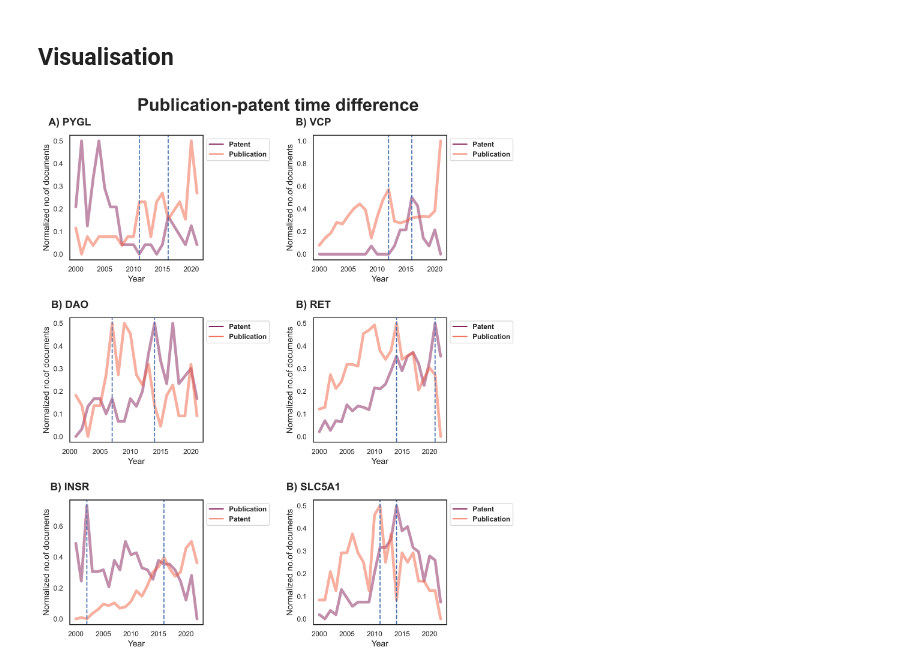
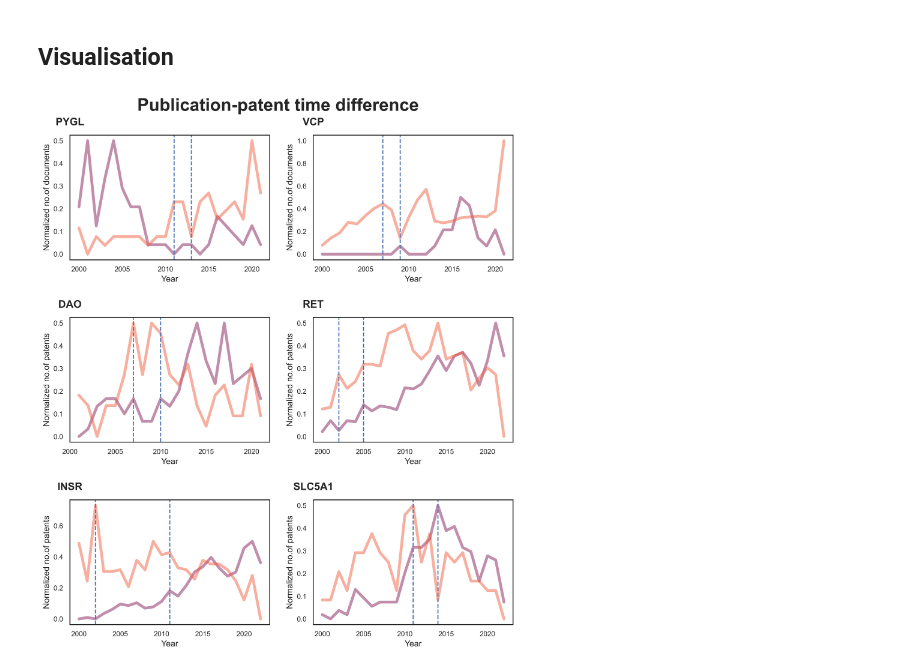
Before and after one commit to Fraunhofer-ITMP/Pharmaceutical-patent-landscaping, a Jupyter notebook: notebooks/3_3_publication_patent_shift.ipynb, the cells around one changed output. Drawn from its saved outputs; the diff is of its cells as text; code cells hidden in the pictures.

Commit message:
update supplementary figure

```diff
--- a/notebooks/3_3_publication_patent_shift.ipynb
+++ b/notebooks/3_3_publication_patent_shift.ipynb
@@ -149,16 +149,15 @@ plt.subplot(4,2,1)
 sns.lineplot(
     data=gene_dict['PYGL'], x='year', y='count',
     hue='source', palette='rocket', linewidth=4, errorbar=None,
-    style_order=['Patent', 'Publication'],  alpha=0.5,
+    hue_order=['Patent', 'Publication'],  alpha=0.5, legend=False
 )
 plt.xlabel('Year', size=12)
 plt.ylabel('Normalized no.of documents', size=12)
 plt.xticks(fontsize=10)
 plt.yticks(fontsize=10)
-plt.legend(bbox_to_anchor=(1, 1), prop={'size': 10, 'weight': 'bold'})
 plt.axvline(2011, ls='--')
-plt.axvline(2016, ls='--')
-plt.text(0, 1.1, string.ascii_uppercase[0] + ') PYGL',
+plt.axvline(2013, ls='--')
+plt.text(0, 1.1, 'PYGL',
         size=15, weight='bold', horizontalalignment='center',
         verticalalignment='center',
         transform = plt.gca().transAxes)
@@ -168,16 +167,15 @@ plt.subplot(4,2,2)
 sns.lineplot(
     data=gene_dict['VCP'], x='year', y='count',
     hue='source', palette='rocket', linewidth=4, errorbar=None,
-    style_order=['Patent', 'Publication'],  alpha=0.5,
+    hue_order=['Patent', 'Publication'],  alpha=0.5, legend=False
 )
 plt.xlabel('Year', size=12)
 plt.ylabel('Normalized no.of documents', size=12)
 plt.xticks(fontsize=10)
 plt.yticks(fontsize=10)
-plt.axvline(2012, ls='--')
-plt.axvline(2016, ls='--')
-plt.legend(bbox_to_anchor=(1, 1), prop={'size': 10, 'weight': 'bold'})
-plt.text(0, 1.1, string.ascii_uppercase[1] + ') VCP',
+plt.axvline(2007, ls='--')
+plt.axvline(2009, ls='--')
+plt.text(0, 1.1, 'VCP',
         size=15, weight='bold', horizontalalignment='center',
         verticalalignment='center',
         transform = plt.gca().transAxes)
@@ -187,16 +185,15 @@ plt.subplot(4,2,3)
 sns.lineplot(
     data=gene_dict['DAO'], x='year', y='count',
     hue='source', palette='rocket', linewidth=4, errorbar=None,
-    style_order=['Patent', 'Publication'], alpha=0.5,
+    hue_order=['Patent', 'Publication'], alpha=0.5, legend=False
 )
 plt.xlabel('Year', size=12)
-plt.ylabel('Normalized no.of documents', size=12)
+plt.ylabel('Normalized no.of patents', size=12)
 plt.xticks(fontsize=10)
 plt.yticks(fontsize=10)
 plt.axvline(2007, ls='--')
-plt.axvline(2014, ls='--')
-plt.legend(bbox_to_anchor=(1, 1), prop={'size': 10, 'weight': 'bold'})
-plt.text(0, 1.1, string.ascii_uppercase[1] + ') DAO',
+plt.axvline(2010, ls='--')
+plt.text(0, 1.1, 'DAO',
         size=15, weight='bold', horizontalalignment='center',
         verticalalignment='center',
         transform = plt.gca().transAxes)
@@ -206,16 +203,15 @@ plt.subplot(4,2,4)
 sns.lineplot(
     data=gene_dict['RET'], x='year', y='count',
     hue='source', linewidth=4, errorbar=None, palette='rocket',
-    style_order=['Patent', 'Publication'],  alpha=0.5,
+    hue_order=['Patent', 'Publication'],  alpha=0.5, legend=False
 )
 plt.xlabel('Year', size=12)
-plt.ylabel('Normalized no.of documents', size=12)
+plt.ylabel('Normalized no.of patents', size=12)
 plt.xticks(fontsize=10)
 plt.yticks(fontsize=10)
-plt.axvline(2014, ls='--')
-plt.axvline(2021, ls='--')
-plt.legend(bbox_to_anchor=(1, 1), prop={'size': 10, 'weight': 'bold'})
-plt.text(0, 1.1, string.ascii_uppercase[1] + ') RET',
+plt.axvline(2002, ls='--')
+plt.axvline(2005, ls='--')
+plt.text(0, 1.1, 'RET',
         size=15, weight='bold', horizontalalignment='center',
         verticalalignment='center',
         transform = plt.gca().transAxes)
@@ -225,47 +221,45 @@ plt.subplot(4,2,5)
 sns.lineplot(
     data=gene_dict['INSR'], x='year', y='count',
     hue='source', linewidth=4, errorbar=None, palette='rocket',
-    style_order=['Patent', 'Publication'],  alpha=0.5,
+    hue_order=['Patent', 'Publication'],  alpha=0.5, legend=False
 )
 plt.xlabel('Year', size=12)
-plt.ylabel('Normalized no.of documents', size=12)
+plt.ylabel('Normalized no.of patents', size=12)
 plt.xticks(fontsize=10)
 plt.yticks(fontsize=10)
 plt.axvline(2002, ls='--')
-plt.axvline(2016, ls='--')
-plt.legend(bbox_to_anchor=(1, 1), prop={'size': 10, 'weight': 'bold'})
-plt.text(0, 1.1, string.ascii_uppercase[1] + ') INSR',
+plt.axvline(2011, ls='--')
+plt.text(0, 1.1, 'INSR',
         size=15, weight='bold', horizontalalignment='center',
         verticalalignment='center',
         transform = plt.gca().transAxes)
 
 """SLC5A1"""
 plt.subplot(4,2,6)
 sns.lineplot(
     data=gene_dict['SLC5A1'], x='year', y='count',
     hue='source', palette='rocket', linewidth=4, errorbar=None,
-    style_order=['Patent', 'Publication'],  alpha=0.5,
+    hue_order=['Patent', 'Publication'],  alpha=0.5, legend=False
 )
 plt.xlabel('Year', size=12)
-plt.ylabel('Normalized no.of documents', size=12)
+plt.ylabel('Normalized no.of patents', size=12)
 plt.xticks(fontsize=10)
 plt.yticks(fontsize=10)
 plt.axvline(2011, ls='--')
 plt.axvline(2014, ls='--')
-plt.legend(bbox_to_anchor=(1, 1), prop={'size': 10, 'weight': 'bold'})
-plt.text(0, 1.1, string.ascii_uppercase[1] + ') SLC5A1',
+plt.text(0, 1.1, 'SLC5A1',
         size=15, weight='bold', horizontalalignment='center',
         verticalalignment='center',
         transform = plt.gca().transAxes)
 
 plt.tight_layout(pad=2.0)
 
 plt.savefig(
     f'{FIG_DIR}/supplementary_figure_4.png',
     dpi=400,
     bbox_inches='tight',
 )
 
 plt.show()
 # %% [output]
-[figure, old version]
+[figure, new version]
```
Also changed, not shown: 1 other file.
